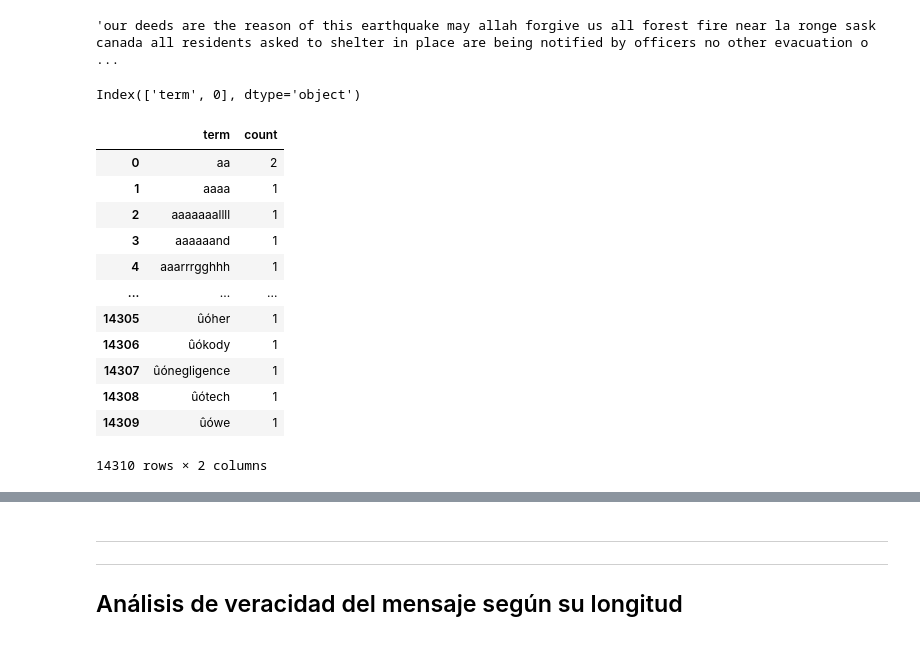
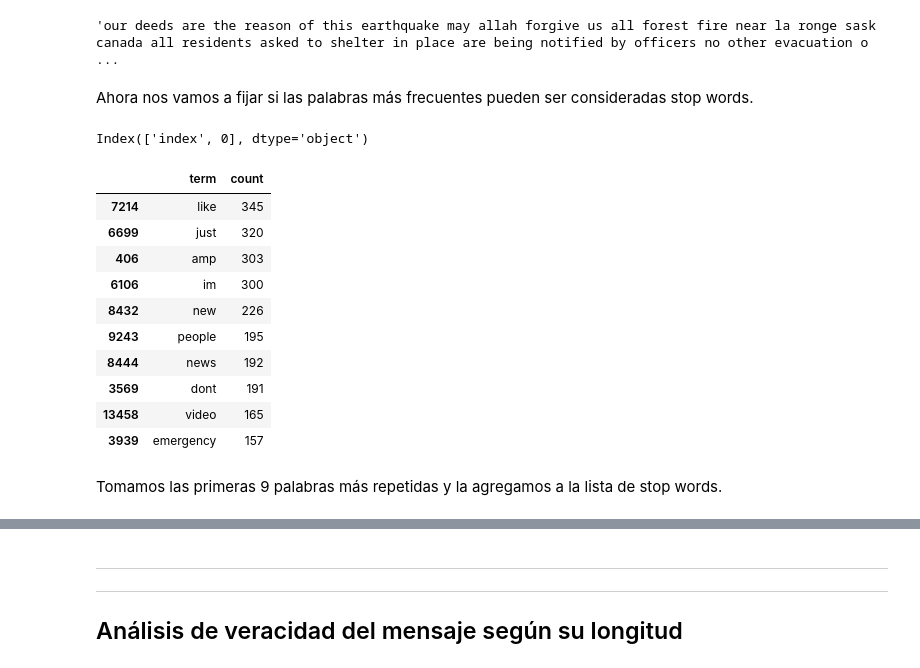
Before and after one commit to ffelfis/Orga_Datos_TPs, a Jupyter notebook: TP1/nb_Facundo.ipynb, the cells around one changed output, grey strips where cells are left out. Saved outputs shown, nothing was run; the diff lists cells and outputs as text; code cells hidden in the pictures.

```diff
--- a/TP1/nb_Facundo.ipynb
+++ b/TP1/nb_Facundo.ipynb
@@ -123,5 +116,6 @@ df_cleaned = df.copy()
 # %%
-def cleaning_text_1(text):
+# Función para limpiar el texto de los mensajes.
+def clean_text(text):
     # Se convierte el texto a minúsculas.
     text = text.lower()
     # Se quitan los '#'.
@@ -140,7 +134,7 @@ def cleaning_text_1(text):
     text = re.sub('[%s]' % re.escape(string.punctuation), '', text)
     return text
 
-df_cleaned['text'] = df_cleaned['text'].apply(lambda x: cleaning_text_1(x))
+df_cleaned['text'] = df_cleaned['text'].apply(lambda x: clean_text(x))
 
 #======= MUESTRA ALEATORIA =======
 # Se elige un ancho para la visualización de columnas
@@ -173,31 +166,38 @@ text_raw = re.sub('(\ ){2,7}', ' ',text_raw)
 text_raw[0:1000]
 # %% [output]
 'our deeds are the reason of this earthquake may allah forgive us all forest fire near la ronge sask canada all residents asked to shelter in place are being notified by officers no other evacuation o ...
+# %% [markdown]
+Ahora nos vamos a fijar si las palabras más frecuentes pueden ser consideradas stop words.
 # %%
 from sklearn.feature_extraction.text import CountVectorizer
-# %%
-data_dtm.columns
-# %% [output]
-Index(['term', 0], dtype='object')
 # %%
 cv = CountVectorizer(stop_words='english')
+# Se usa [text_raw] porque requiere un iterable.
 data_cv = cv.fit_transform([text_raw])
 data_dtm = pd.DataFrame(data_cv.toarray(), columns=cv.get_feature_names())
 data_dtm = data_dtm.T
 data_dtm.reset_index(inplace=True)
-data_dtm.rename(columns={'index':'term', 0:'count'}, inplace=True)
-data_dtm
+
+data_dtm.columns
 # %% [output]
-|  | term | count |
-| 0 | aa | 2 |
-| 1 | aaaa | 1 |
-| 2 | aaaaaaallll | 1 |
-| 3 | aaaaaand | 1 |
-| 4 | aaarrrgghhh | 1 |
-| ... | ... | ... |
-| 14305 | ûóher | 1 |
-| 14306 | ûókody | 1 |
-| 14307 | ûónegligence | 1 |
-| 14308 | ûótech | 1 |
-| 14309 | ûówe | 1 |
-14310 rows × 2 columns
+Index(['index', 0], dtype='object')
+# %%
+# Se renombran las columnas.
+data_dtm.rename(columns={'index':'term', 0:'count'}, inplace=True)
+# Se toman las primeras 10 palabras con mayor frecuencia.
+top_words = data_dtm.sort_values(by='count', ascending=False).head(10)
+top_words
+# %% [output]
+|  | term | count |
+| 7214 | like | 345 |
+| 6699 | just | 320 |
+| 406 | amp | 303 |
+| 6106 | im | 300 |
+| 8432 | new | 226 |
+| 9243 | people | 195 |
+| 8444 | news | 192 |
+| 3569 | dont | 191 |
+| 13458 | video | 165 |
+| 3939 | emergency | 157 |
+# %% [markdown]
+Tomamos las primeras 9 palabras más repetidas y la agregamos a la lista de stop words.
```
Also changed, not shown: parts of 21 cells of this notebook.
